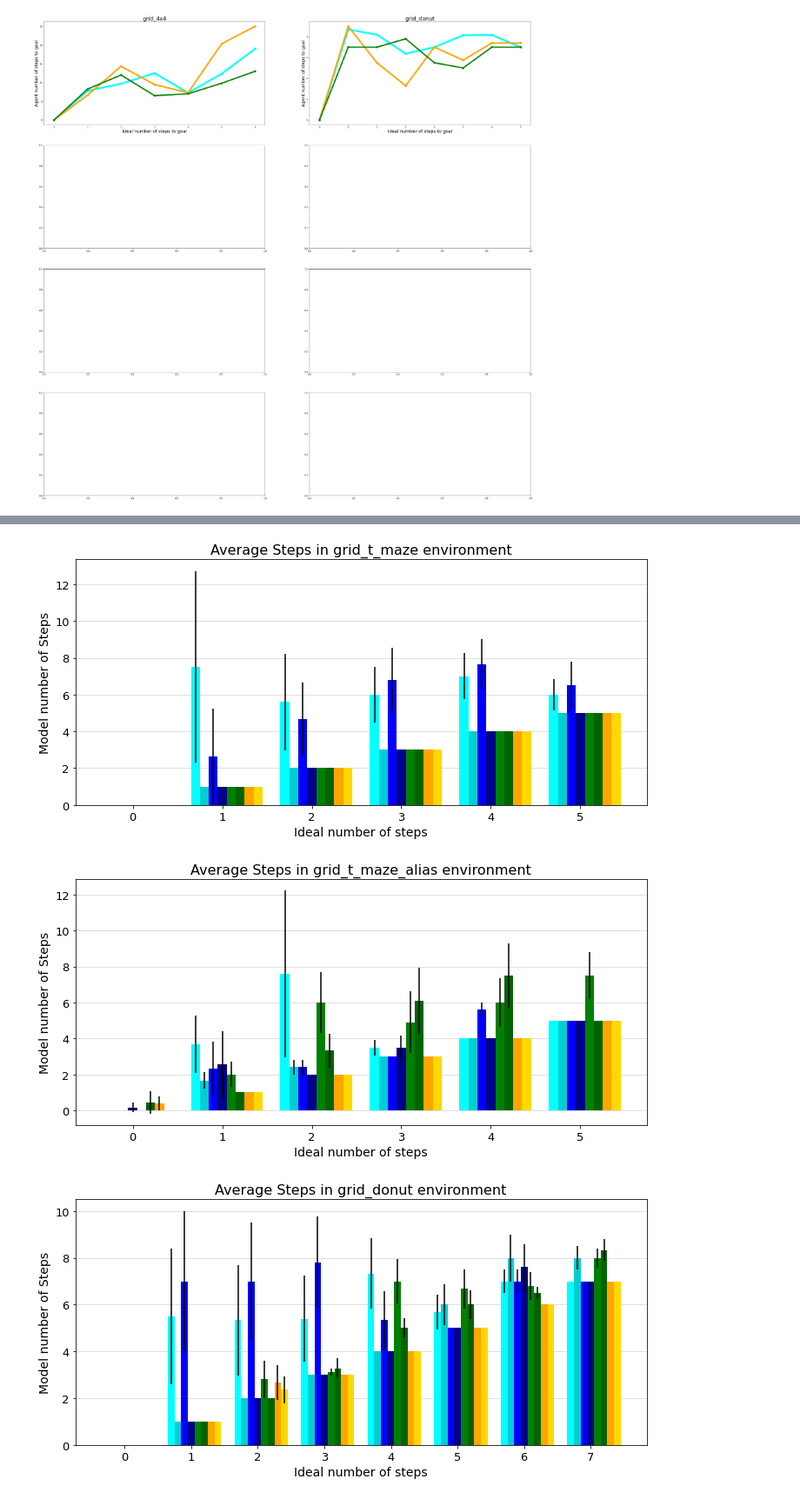
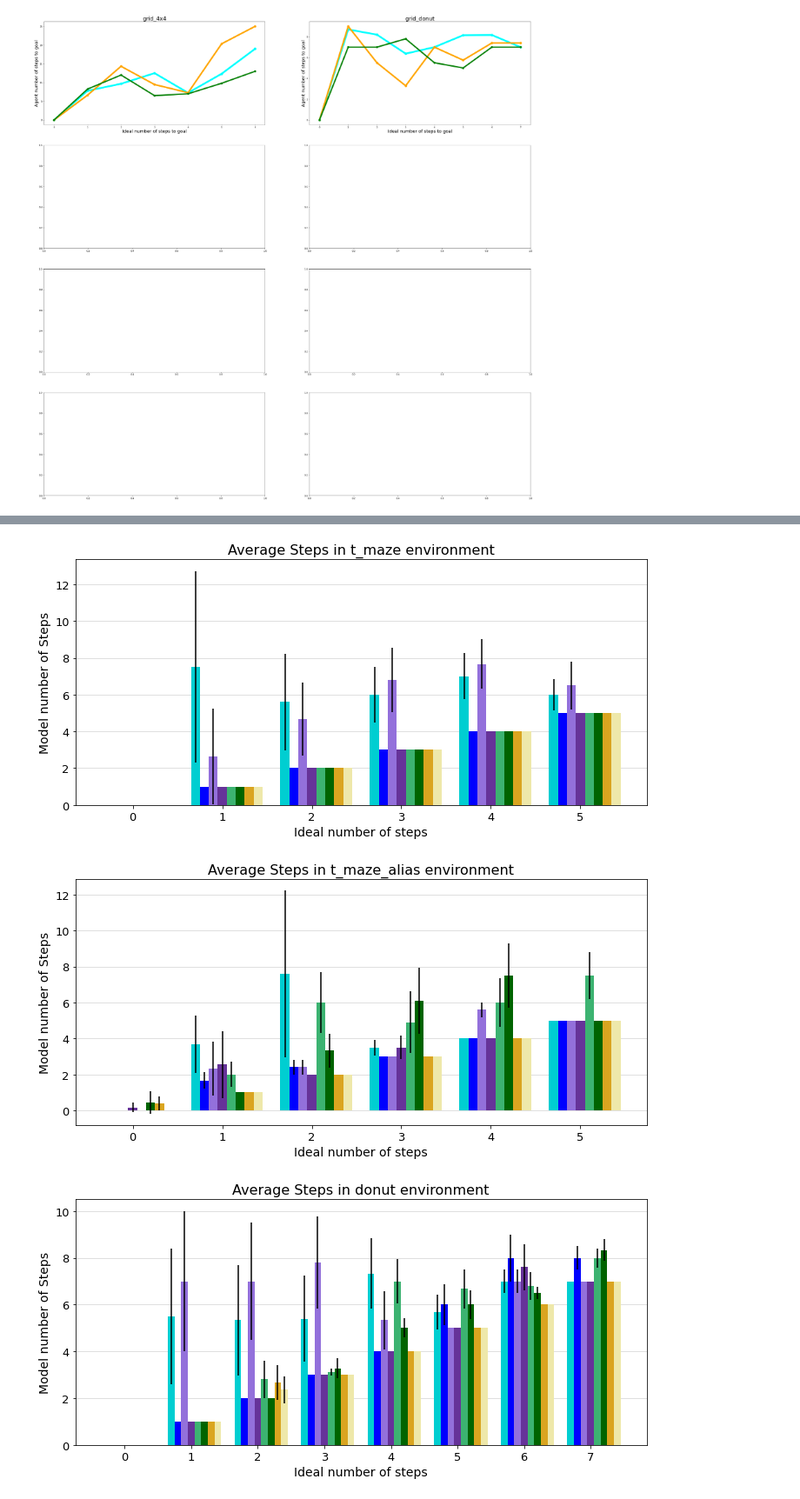
Before and after one commit to my-name-is-D/high_level_nav_planning, a Jupyter notebook: results_plotted.ipynb, the cells around one changed output, grey strips where cells are left out. Shown at 87% size. Saved outputs shown, nothing was run; the diff lists cells and outputs as text; code cells hidden in the pictures.

```diff
--- a/results_plotted.ipynb
+++ b/results_plotted.ipynb
@@ -58,7 +60,11 @@ def retrieve_df_data_from_folder_path(folder_path,model_name, nav_type, load_mod
     return df_list, filepath_list
 # %%
 possible_actions = {'LEFT':0, 'RIGHT':1, 'UP':2, 'DOWN':3, 'STAY':4}
-colors = ['green', 'darkgreen', 'orange', 'gold', 'cyan', 'blue', 'purple', 'grey', 'pink', 'indianred']
+colors = ['mediumseagreen', 'darkgreen',\
+           'goldenrod', 'palegoldenrod', \
+            'darkturquoise', 'blue', \
+            'mediumpurple', 'grey', \
+            'pink', 'indianred']
 # %%
 def min_steps_to_visit_all_rooms(rooms, pose):
     desired_poses = [coord for coord in ((i, j) for i in range(rooms.shape[0]) \
@@ -256,7 +303,7 @@ NameError: name 'env' is not defined
 # %%
 #GET AVERAGE STEPS PERFECT TRANSITION PER MODEL AND ENVS
 envs = ['grid_3x3', 'grid_3x3_alias', 'grid_4x4', 'grid_4x4_alias', 'grid_t_maze','grid_t_maze_alias', 'grid_donut']
-model_names = ['cscg_random_policy', 'cscg', 'cscg_pose_ob_random_policy', 'cscg_pose_ob', 'ours_v4_2_MMP','ours_v4_2_VANILLA' ]
+model_names = ['cscg_random_policy', 'cscg', 'cscg_pose_ob_random_policy', 'cscg_pose_ob', 'ours_v4_MMP','ours_v4_VANILLA' ]
 nav_type = 'exploration'
 
 average_steps = [[0]*(len(envs)) for _ in range(len(model_names)+1)]
@@ -341,7 +400,7 @@ bar_plot_wt_std(average_steps, std_steps, envs_names, 'Average_steps', 'Grid_env
 # model_names = ['cscg_random_policy', 'cscg', 'cscg_pose_ob_random_policy', 'cscg_pose_ob', 'ours_v4_VANILLA','ours_v4_MMP'] #
 
 envs = envs = ['grid_3x3', 'grid_3x3_alias', 'grid_4x4', 'grid_4x4_alias', 'grid_t_maze','grid_t_maze_alias', 'grid_donut']
-model_names = ['cscg_random_policy', 'cscg', 'cscg_pose_ob_random_policy', 'cscg_pose_ob', 'ours_v4_2_MMP','ours_v4_2_VANILLA' ]
+model_names = ['cscg_random_policy', 'cscg', 'cscg_pose_ob_random_policy', 'cscg_pose_ob', 'ours_v4_MMP','ours_v4_VANILLA' ]
 nav_type = 'exploration'
 
 average_steps_first_visit = [[0]*(len(envs)) for _ in range(len(model_names)+1)]
@@ -613,9 +678,18 @@ IndexError: list index out of range
 # %%
 fig.savefig('figures/steps_to_reach_goal_compared_to_oracle.jpg')
 # %%
-colors = ['cyan', 'darkturquoise', 'blue' ,'darkblue', 'green', 'darkgreen', 'orange', 'gold', ]
+# colors = ['cyan', 'darkturquoise', 'blue' ,'darkblue', 'green', 'darkgreen', 'orange', 'gold', ]
+colors = ['darkturquoise', 'blue', \
+          'mediumpurple', 'rebeccapurple', \
+          'mediumseagreen', 'darkgreen',\
+           'goldenrod', 'palegoldenrod', \
+            'pink', 'indianred']
+
+envs_names = [env.replace('grid_', '') for env in envs]
+model_names = [model.replace('_v4_2', '') for model in model_names]
+
 #colors = ['cyan', 'green', 'pink', 'orange', 'blue', 'grey']
-for env_id, env_name in enumerate(envs):
+for env_id, env_name in enumerate(envs_names):
     plt.figure(figsize=(10, 5))
     plt.title(f'Average Steps in {env_name} environment', fontsize=16)
     plt.xlabel('Ideal number of steps', fontsize=14)
@@ -629,8 +703,8 @@ for env_id, env_name in enumerate(envs):
 
         plt.bar(perfect,sublist_filtered, color=colors[m_id], yerr=std_filtered,  width=0.1, label=model_name, zorder=2)
     plt.grid(axis='y', alpha=0.5, zorder=0)
-    if env_id == 0 :
-        plt.legend(model_names, loc='upper left', fontsize=13)#, bbox_to_anchor=(1.3, 0.99))
+    # if env_id == 0 :
+    #     plt.legend(model_names, loc='upper left', fontsize=13, bbox_to_anchor=(1.3, 0.99))
     plt.xticks(fontsize=13)
     plt.yticks(fontsize=13)
     plt.tight_layout()
@@ -644,3 +718,3 @@ for env_id, env_name in enumerate(envs):
-[figure, old version]
+[figure, new version]
-[figure, old version]
+[figure, new version]
-[figure, old version]
+[figure, new version]
```
Also changed, not shown: parts of 12 cells of this notebook, 8 other files.
